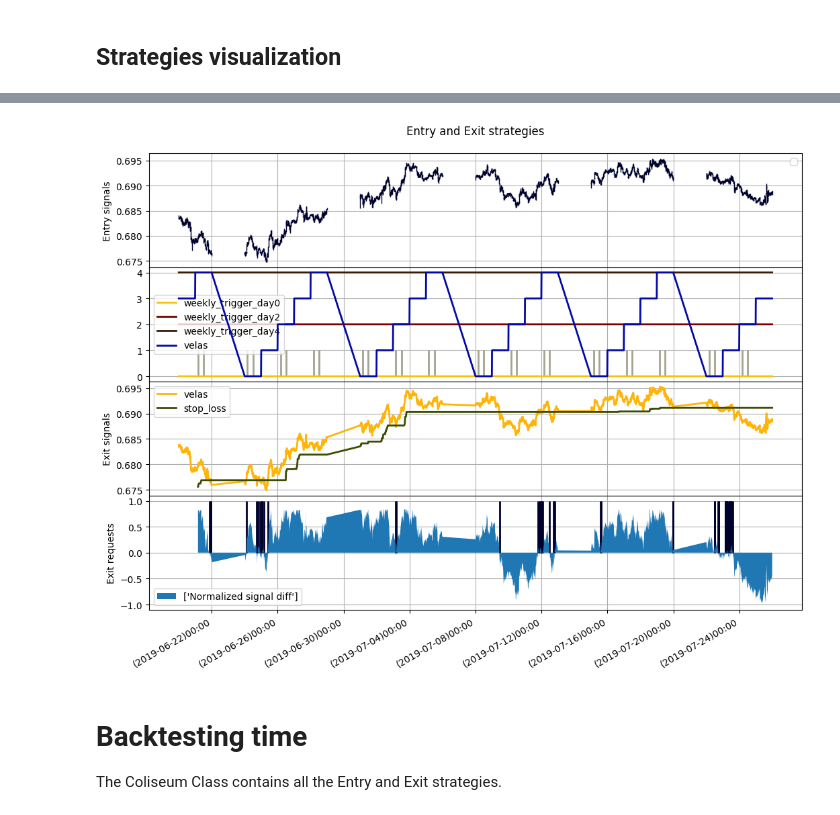
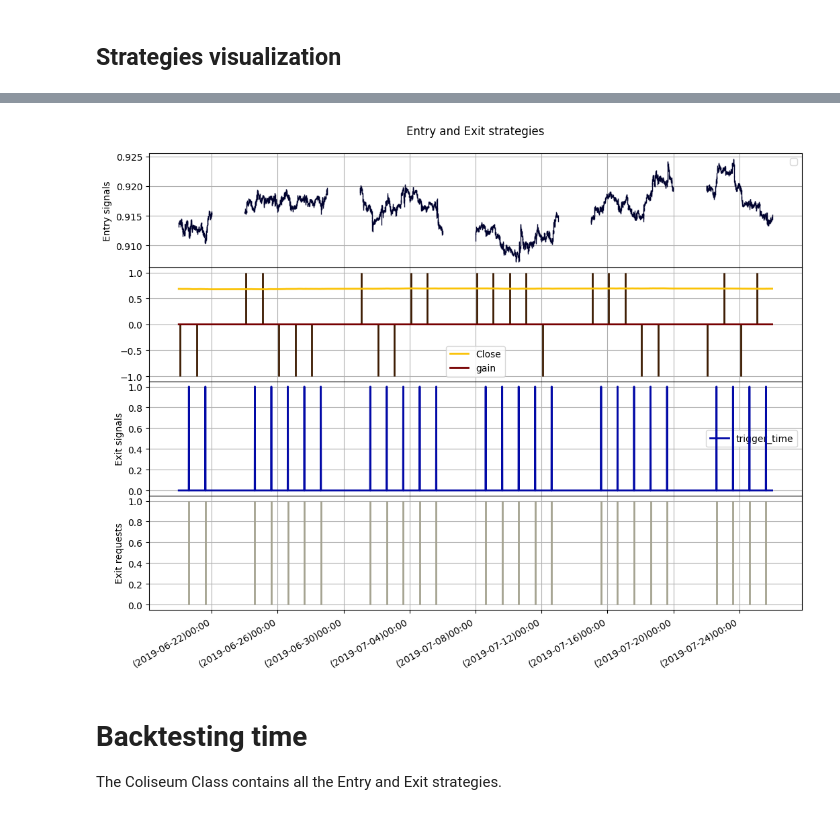
Before and after one commit to manuwhs/traphing, a Jupyter notebook: notebooks/5.0 Strategies playground .ipynb, the cells around one changed output, grey strips where cells are left out. Cells and saved outputs as stored; diff of their text form; code cells hidden in the pictures.

```diff
--- a/notebooks/5.0 Strategies playground .ipynb
+++ b/notebooks/5.0 Strategies playground .ipynb
@@ -205,0 +123,13 @@ entry_strategy2.set_params({"velas": velas_params,
+# %%
+# Initialize
+entry_strategy1 = GoldenEntryStrategy("GoldenEntryStrategy", portfolio)
+# Set the paramters
+symbol_name = symbol_names_list[0]
+timeframe = timeframes_list[0]
+
+portfolio_params = {"symbol_names_list":[symbol_name], "timeframes_list":[timeframe]}
+indicators_params = {"time":dt.time(2)}
+exit_strategy_params = {"class_name":"ExitTime",
+                        "params":{"indicators":{"time":dt.time(15)}}}
+params = {"portfolio": portfolio_params, "indicators": indicators_params, "exit_strategy":exit_strategy_params}
+entry_strategy1.set_params(params)
@@ -245,35 +188,30 @@ pd.concat([entry_strategy_input, entry_strategy_triggers, exit_strategy_input, e
 # %%
 image_name = "entry_and_exit.png"; img_path = folder_images + image_name
 gl.init_figure()
 n_rows, n_cols = 4,1; size_inches = [12, 8]
 ax1 = gl.subplot2grid((n_rows, n_cols),(0,0))
 ax2 = gl.subplot2grid((n_rows, n_cols),(1,0), sharex = ax1)
 ax3 = gl.subplot2grid((n_rows, n_cols),(2,0), sharex = ax1)
 ax4 = gl.subplot2grid((n_rows, n_cols),(3,0), sharex = ax1)
 
 ## Plot entry #####################
-symbol_name = entry_strategy1.params["velas"]["symbol_name"]
-timeframe = entry_strategy1.params["velas"]["timeframe"]
 portfolio[symbol_name][timeframe].plot_barchart(axes = ax1, labels = ["Entry and Exit strategies", "", "Entry signals"])
 
 gl.plot(entry_strategy_input.index, entry_strategy_input, legend = list(entry_strategy_input.columns), axes =ax2)
 gl.stem(entry_strategy_triggers.index,entry_strategy_triggers, axes = ax2, legend = "Trades")
 
 ## Plot exit #############################
 gl.plot(exit_strategy_input.index, exit_strategy_input, axes = ax3,
         legend = list(exit_strategy_input.columns), labels = ["", "", "Exit signals"])
 
-difference = exit_strategy_input["velas"] - exit_strategy_input["stop_loss"]
-normalized_difference = difference/np.max(np.abs((difference)))
-gl.fill_between(exit_strategy_input.index, normalized_difference, legend = ["Normalized signal diff"], axes =ax4)
 gl.stem(exit_strategy_triggers.index,exit_strategy_triggers, axes = ax4, legend = "Exits", labels = ["", "", "Exit requests"])
 
 gl.subplots_adjust(left=.09, bottom=.10, right=.90, top=.95, wspace=.20, hspace=0, hide_xaxis = True)
 
 gl.save_figure(img_path, dpi = 100, size_inches = size_inches, close = True)
 Image(img_path)
 # %% [output]
-[figure, old version]
+[figure, new version]
 # %% [markdown]
 # Backtesting time
 
```
Also changed, not shown: parts of 9 cells of this notebook, 23 other files.
